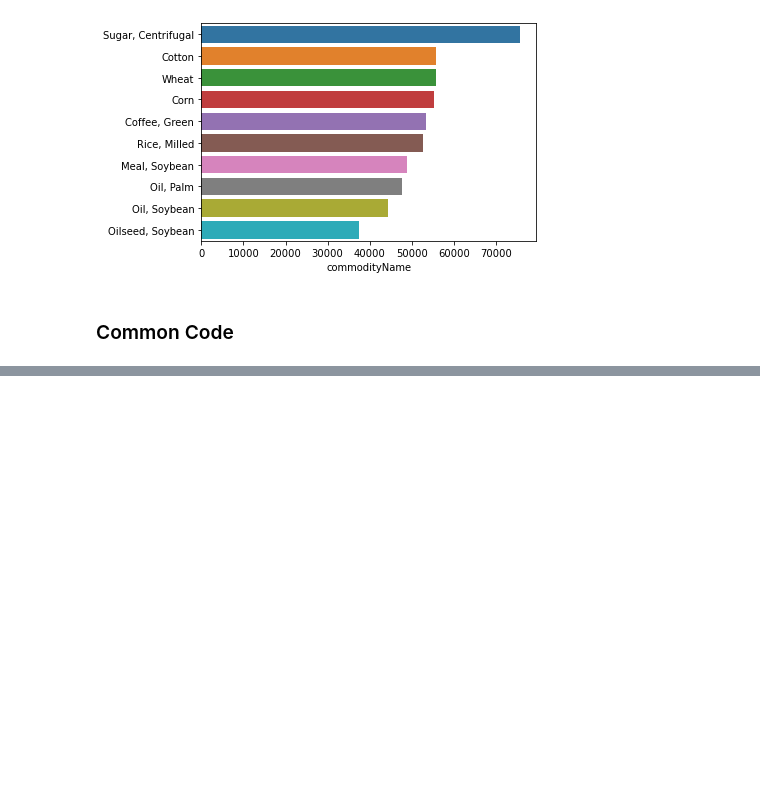
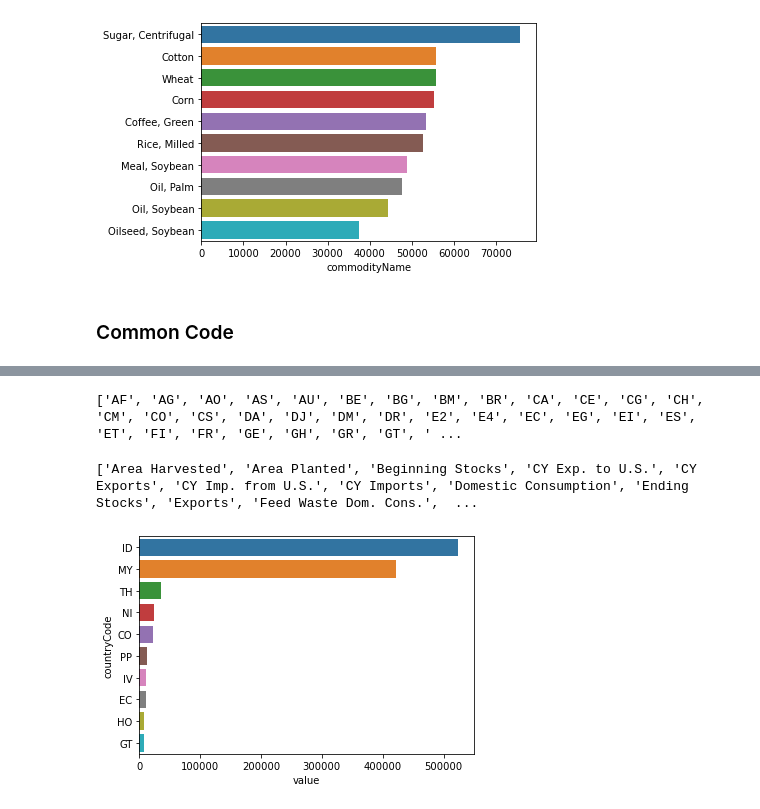
Before and after one commit to DmitriyKhodykin/AgroUS, a Jupyter notebook: notebooks/analytics.ipynb, the cells around one changed output, grey strips where cells are left out. Cells and saved outputs as stored; diff of their text form; code cells hidden in the pictures; blank space fills up the shorter version.

```diff
--- a/notebooks/analytics.ipynb
+++ b/notebooks/analytics.ipynb
@@ -303,0 +92,3 @@ plt.show();
+# %%
+palm_oil = data[data['commodityName'] == 'Oil, Palm']
+palm_oil.head()
@@ -303,0 +102,26 @@ plt.show();
+# %%
+palm_oil_country_codes = set(palm_oil['countryCode'])
+print(sorted(palm_oil_country_codes))
+# %% [output]
+['AF', 'AG', 'AO', 'AS', 'AU', 'BE', 'BG', 'BM', 'BR', 'CA', 'CE', 'CG', 'CH', 'CM', 'CO', 'CS', 'DA', 'DJ', 'DM', 'DR', 'E2', 'E4', 'EC', 'EG', 'EI', 'ES', 'ET', 'FI', 'FR', 'GE', 'GH', 'GR', 'GT', ' ...
+# %%
+palm_oil_attribute_names = set(palm_oil['attributeName'])
+print(sorted(palm_oil_attribute_names))
+# %% [output]
+['Area Harvested', 'Area Planted', 'Beginning Stocks', 'CY Exp. to U.S.', 'CY Exports', 'CY Imp. from U.S.', 'CY Imports', 'Domestic Consumption', 'Ending Stocks', 'Exports', 'Feed Waste Dom. Cons.',  ...
+# %%
+# Subset TOP-10 countries
+palm_oil_production = palm_oil[
+    palm_oil['attributeName'] == 'Production'
+]
+
+palm_oil_grouped_by_country = palm_oil_production.groupby(['countryCode'])['value'].sum()
+palm_oil_grouped_by_country_sorted = palm_oil_grouped_by_country.sort_values(ascending=False)
+palm_oil_top_10_countries = palm_oil_grouped_by_country_sorted.head(10)
+# %%
+seaborn.barplot(
+    x = palm_oil_top_10_countries,
+    y = palm_oil_top_10_countries.index
+);
+# %% [output]
+[figure, added]
```
Also changed, not shown: parts of 67 cells of this notebook.
